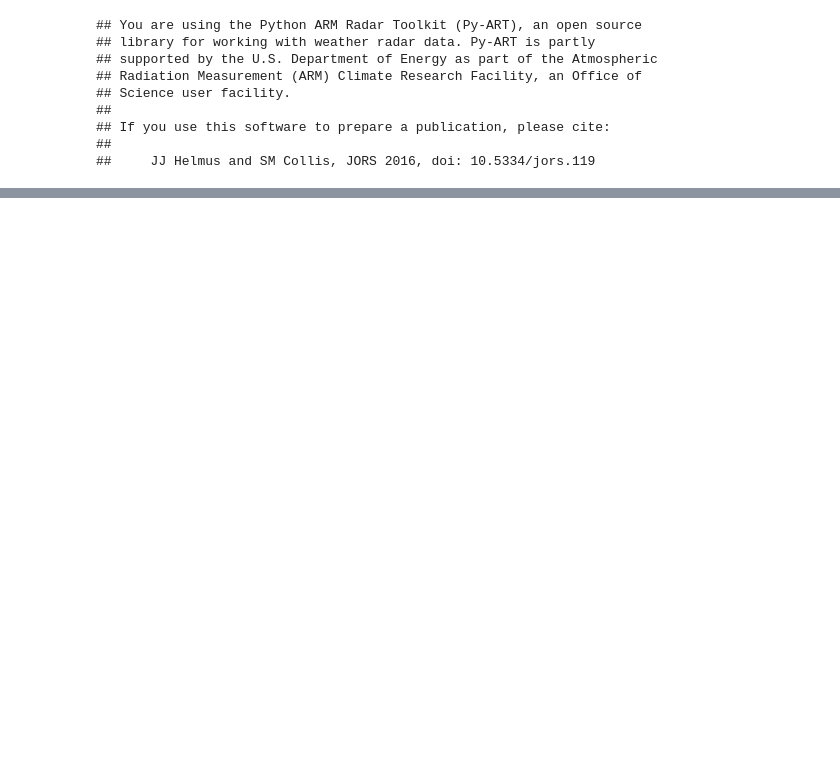
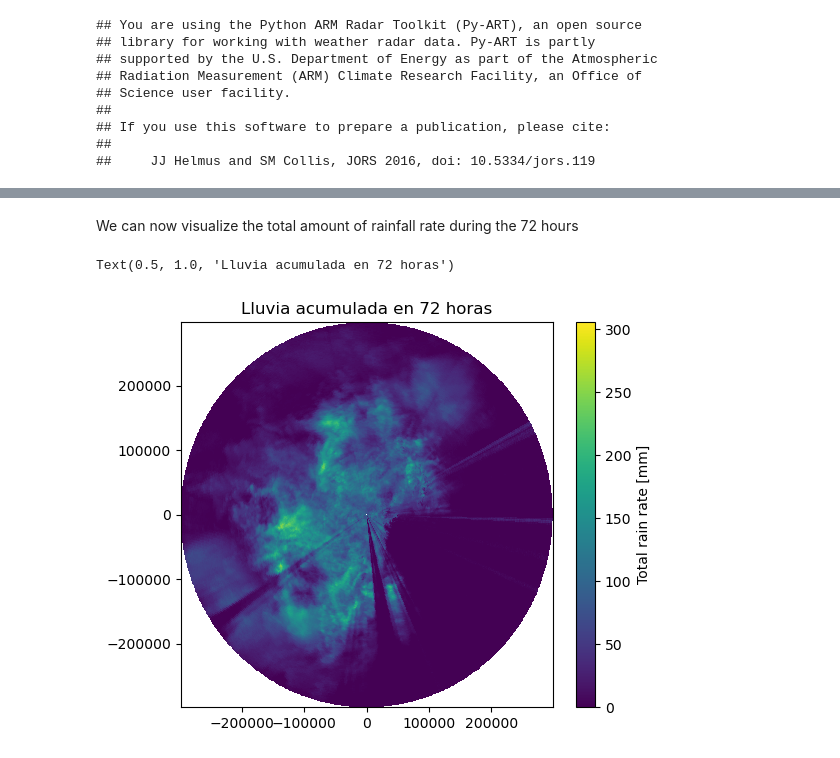
Before and after one commit to aladinor/raw2zarr, a Jupyter notebook: notebooks/appending_Zarr.ipynb, the cells around one changed output, grey strips where cells are left out. Drawn from its saved outputs; the diff is of its cells as text; code cells hidden in the pictures; blank space fills up the shorter version.

```diff
--- a/notebooks/appending_Zarr.ipynb
+++ b/notebooks/appending_Zarr.ipynb
@@ -50,0 +57,3 @@ dt['sweep_0'].sel(times='2023-04-07 09:25', method='nearest').DBZH.plot(x='x', y
+# %%
+%%time
+r_total = (0.0376 * dt['sweep_0'].DBZH ** 0.6112 * 5).sum('times')
@@ -50,0 +63,10 @@ dt['sweep_0'].sel(times='2023-04-07 09:25', method='nearest').DBZH.plot(x='x', y
+# %% [markdown]
+We can now visualize the total amount of rainfall rate during the 72 hours
+# %%
+fig, ax = plt.subplots(figsize=(6,5))
+p = ax.pcolormesh(dt['sweep_0'].x.values, dt['sweep_0'].y.values, r_total)
+fig.colorbar(p, ax=ax, label='Total rain rate [mm]')
+ax.set_title("Lluvia acumulada en 72 horas")
+# %% [output]
+Text(0.5, 1.0, 'Lluvia acumulada en 72 horas')
+[figure, added]
```
Also changed, not shown: parts of 23 cells of this notebook.
